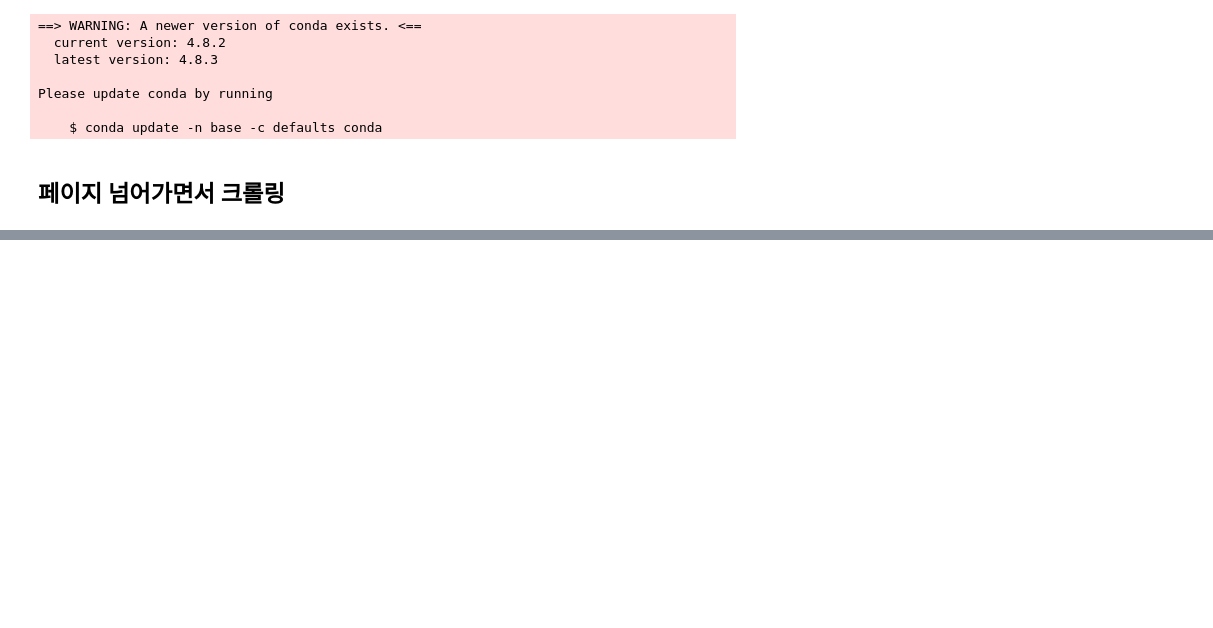
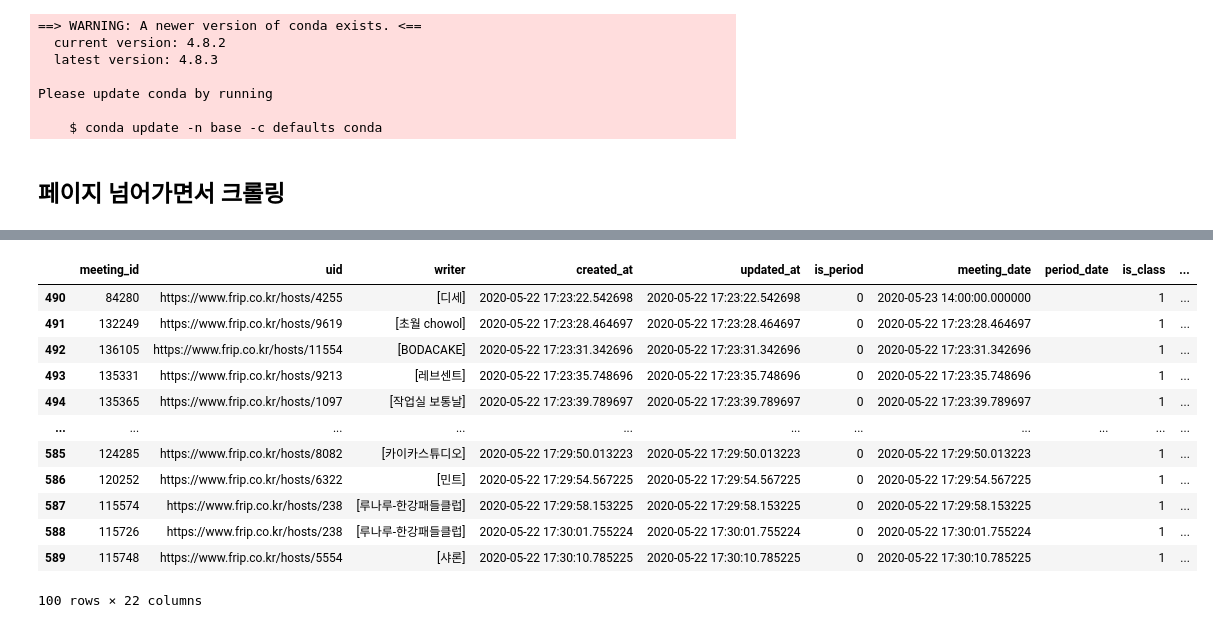
Before and after one commit to sht3898/wiselife, a Jupyter notebook: parsing.ipynb, the cells around one changed output, grey strips where cells are left out. Drawn from its saved outputs; the diff is of its cells as text; code cells hidden in the pictures; blank space fills up the shorter version.

Commit message:
S02P31B105-48 | 200520 | frip_dump_file 덤프 파일 데이터프레임 형태로 저장하는 알고리즘 설계

```diff
--- a/parsing.ipynb
+++ b/parsing.ipynb
@@ -145,0 +232,33 @@ for link in new_links:
+# %%
+import pandas as pd
+from datetime import datetime
+
+meeting_columns = (
+    "meeting_id",
+    "uid",
+    "writer",
+    "created_at",
+    "updated_at",
+    "is_period",
+    "meeting_date",
+    "period_date",
+    "is_class",
+    "max_person",
+    "now_person",
+    "content",
+    "ref_url",
+    "address",
+    "fee",
+    "unit",
+    "is_active",
+    "like_cnt",
+    "view_cnt",
+    "score",
+    "main_category",
+    "tags"
+)
+
+image_columns = (
+    "meeting_id",
+    "image_url"
+)
@@ -145,0 +267,3 @@ for link in new_links:
+# %%
+meetings = []
+images = []
@@ -145,0 +383,18 @@ for link in new_links:
+# %%
+meeting_frame = pd.DataFrame(data=meetings, columns=meeting_columns)
+# %%
+meeting_frame.tail(100)
+# %% [output]
+|  | meeting_id | uid | writer | created_at | updated_at | is_period | meeting_date | period_date | is_class | ... |
+| 490 | 84280 | https://www.frip.co.kr/hosts/4255 | [디세] | 2020-05-22 17:23:22.542698 | 2020-05-22 17:23:22.542698 | 0 | 2020-05-23 14:00:00.000000 |  | 1 | ... |
+| 491 | 132249 | https://www.frip.co.kr/hosts/9619 | [초월 chowol] | 2020-05-22 17:23:28.464697 | 2020-05-22 17:23:28.464697 | 0 | 2020-05-22 17:23:28.464697 |  | 1 | ... |
+| 492 | 136105 | https://www.frip.co.kr/hosts/11554 | [BODACAKE] | 2020-05-22 17:23:31.342696 | 2020-05-22 17:23:31.342696 | 0 | 2020-05-22 17:23:31.342696 |  | 1 | ... |
+| 493 | 135331 | https://www.frip.co.kr/hosts/9213 | [레브센트] | 2020-05-22 17:23:35.748696 | 2020-05-22 17:23:35.748696 | 0 | 2020-05-22 17:23:35.748696 |  | 1 | ... |
+| 494 | 135365 | https://www.frip.co.kr/hosts/1097 | [작업실 보통날] | 2020-05-22 17:23:39.789697 | 2020-05-22 17:23:39.789697 | 0 | 2020-05-22 17:23:39.789697 |  | 1 | ... |
+| ... | ... | ... | ... | ... | ... | ... | ... | ... | ... | ... |
+| 585 | 124285 | https://www.frip.co.kr/hosts/8082 | [카이카스튜디오] | 2020-05-22 17:29:50.013223 | 2020-05-22 17:29:50.013223 | 0 | 2020-05-22 17:29:50.013223 |  | 1 | ... |
+| 586 | 120252 | https://www.frip.co.kr/hosts/6322 | [민트] | 2020-05-22 17:29:54.567225 | 2020-05-22 17:29:54.567225 | 0 | 2020-05-22 17:29:54.567225 |  | 1 | ... |
+| 587 | 115574 | https://www.frip.co.kr/hosts/238 | [루나루-한강패들클럽] | 2020-05-22 17:29:58.153225 | 2020-05-22 17:29:58.153225 | 0 | 2020-05-22 17:29:58.153225 |  | 1 | ... |
+| 588 | 115726 | https://www.frip.co.kr/hosts/238 | [루나루-한강패들클럽] | 2020-05-22 17:30:01.755224 | 2020-05-22 17:30:01.755224 | 0 | 2020-05-22 17:30:01.755224 |  | 1 | ... |
+| 589 | 115748 | https://www.frip.co.kr/hosts/5554 | [샤론] | 2020-05-22 17:30:10.785225 | 2020-05-22 17:30:10.785225 | 0 | 2020-05-22 17:30:10.785225 |  | 1 | ... |
+100 rows × 22 columns
```
Also changed, not shown: parts of 20 cells of this notebook, 3 other files.
